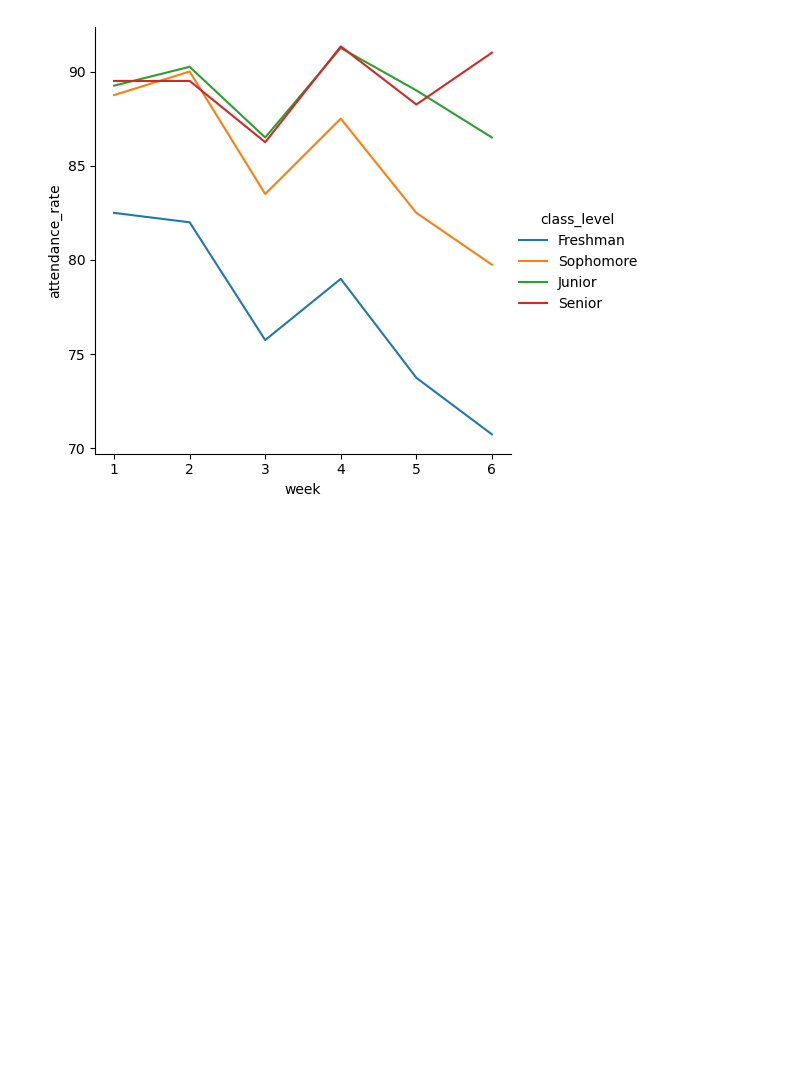
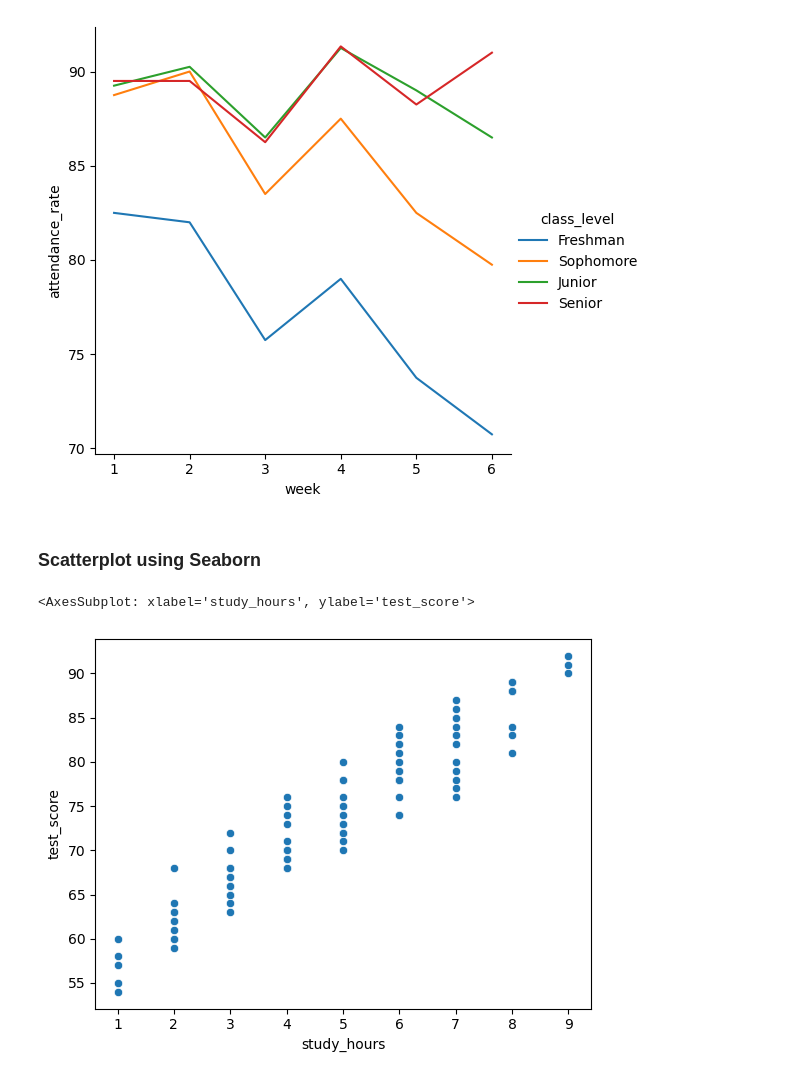
Before and after one commit to rabeyanoor/AI-ML, a Jupyter notebook: Week-4/Module_16.ipynb, the cells around one changed output. Saved outputs shown, nothing was run; the diff lists cells and outputs as text; code cells hidden in the pictures; blank space fills up the shorter version.

Commit message:
Scatterplot using Seaborn

```diff
--- a/Week-4/Module_16.ipynb
+++ b/Week-4/Module_16.ipynb
@@ -62,3 +62,10 @@ sns.relplot(kind='line', data=student, x='week' ,y='attendance_rate',errorbar=No
 # %% [output]
 <seaborn.axisgrid.FacetGrid at 0x...>
 [figure]
+# %% [markdown]
+### Scatterplot using Seaborn
+# %%
+sns.scatterplot(data= student, x='study_hours',y='test_score')
+# %% [output]
+<AxesSubplot: xlabel='study_hours', ylabel='test_score'>
+[figure, added]
```
Also changed, not shown: parts of 7 cells of this notebook.
